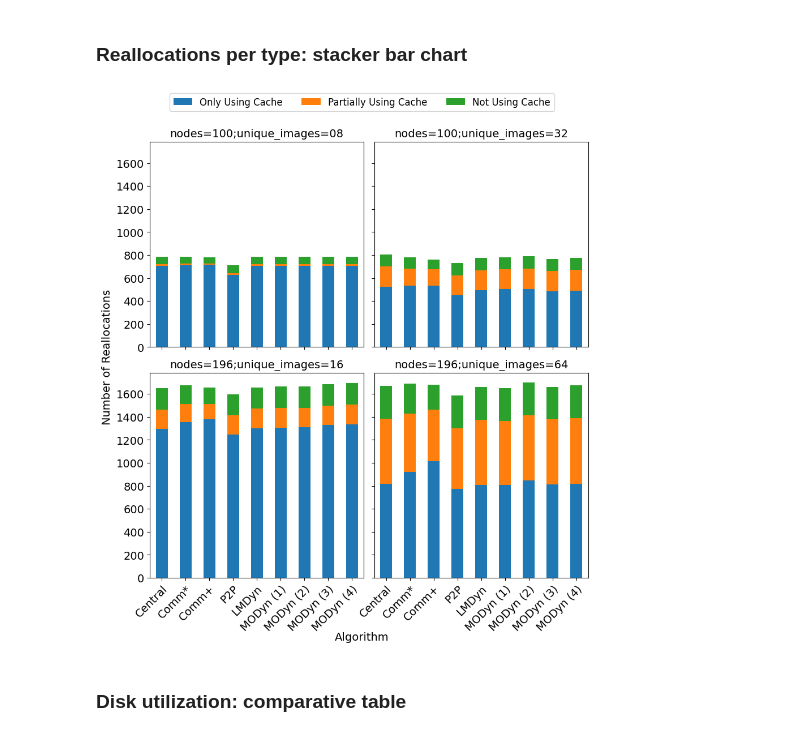
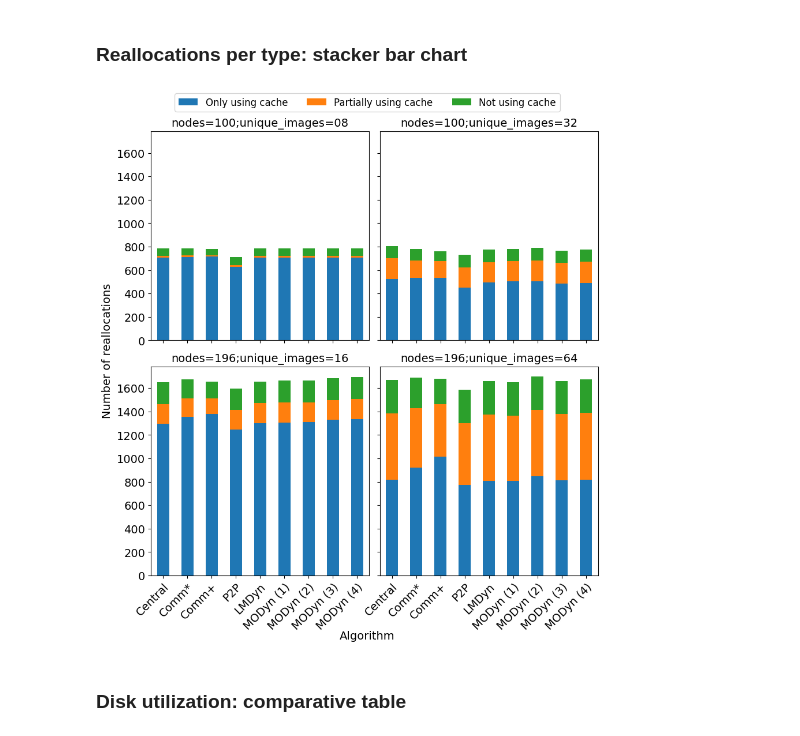
Before and after one commit to lucasroges/dynamic-registry-provisioning, a Jupyter notebook: analysis.ipynb, the cells around one changed output. Drawn from its saved outputs; the diff is of its cells as text; code cells hidden in the pictures.

```diff
--- a/analysis.ipynb
+++ b/analysis.ipynb
@@ -559,7 +560,7 @@ latency_table_latex_string = latency_table.to_latex(
     "\\begin{table}\n\centering"
 ).replace(
     "\\toprule",
-    "\\toprule\nNodes & \multicolumn{2}{c}{100} & \multicolumn{2}{c}{196} \\\\\n\midrule\nUnique Images & 08 & 32 & 16 & 64 \\\\"
+    "\\toprule\nNodes & \multicolumn{2}{c}{100} & \multicolumn{2}{c}{196} \\\\\n\midrule\nUnique images & 08 & 32 & 16 & 64 \\\\"
 )
 
 with open(f"{base_dir}/table_latency.tex", "w") as f:
@@ -589,7 +590,7 @@ provisioned_registries_table_latex_string = provisioned_registries_table.to_late
     "\\begin{table}\n\centering"
 ).replace(
     "\\toprule",
-    "\\toprule\nNodes & \multicolumn{2}{c}{100} & \multicolumn{2}{c}{196} \\\\\n\midrule\nUnique Images & 08 & 32 & 16 & 64 \\\\"
+    "\\toprule\nNodes & \multicolumn{2}{c}{100} & \multicolumn{2}{c}{196} \\\\\n\midrule\nUnique images & 08 & 32 & 16 & 64 \\\\"
 )
 
 with open(f"{base_dir}/table_provisioned_registries.tex", "w") as f:
@@ -666,7 +667,7 @@ provisioning_time_table_latex_string = provisioning_time_table.to_latex(
     "\\begin{table}\n\centering"
 ).replace(
     "\\toprule",
-    "\\toprule\nNodes & \multicolumn{2}{c}{100} & \multicolumn{2}{c}{196} \\\\\n\midrule\nUnique Images & 08 & 32 & 16 & 64 \\\\"
+    "\\toprule\nNodes & \multicolumn{2}{c}{100} & \multicolumn{2}{c}{196} \\\\\n\midrule\nUnique images & 08 & 32 & 16 & 64 \\\\"
 )
 
 with open(f"{base_dir}/table_provisioning_time.tex", "w") as f:
@@ -676,28 +677,27 @@ with open(f"{base_dir}/table_provisioning_time.tex", "w") as f:
 # %%
 plt.rcParams.update({'font.size': 14, 'axes.titlesize': 14, 'legend.fontsize': 12})
 fig, ax = plt.subplots(2, 2, figsize=(10, 10), sharex=True, sharey=True)
 
 for counter, (key, application_data) in enumerate(application_data_dfs.items()):
     reallocations_df = application_data[["Algorithm", "Only Using Cache", "Partially Using Cache", "Not Using Cache"]]
     reallocations_df.plot.bar(x="Algorithm", stacked=True, ax=ax[counter // 2][counter % 2], legend=False)
     customize_chart(
         ax[counter // 2][counter % 2],
         title=key,
     )
     ax[counter // 2][counter % 2].set_xlabel("")
     ax[counter // 2][counter % 2].set_xticklabels(logs_labels, rotation=45, ha="right", rotation_mode="anchor")
 
-handles, labels = plt.gca().get_legend_handles_labels()
-fig.legend(handles, labels, loc='center', ncols=3, bbox_to_anchor=(0.5, 0.95))
-fig.text(0.04, 0.5, "Number of Reallocations", va='center', rotation='vertical')
+handles, _ = plt.gca().get_legend_handles_labels()
+labels = ["Only using cache", "Partially using cache", "Not using cache"]
+fig.legend(handles, labels, loc='center', ncols=3, bbox_to_anchor=(0.5, 0.93))
+fig.text(0.04, 0.5, "Number of reallocations", va='center', rotation='vertical')
 fig.text(0.5, 0, "Algorithm", ha='center')
 
 plt.subplots_adjust(wspace=0.05, hspace=0.125)
 plt.savefig(f"{base_dir}/reallocations-per-type.pdf", bbox_inches='tight')
-
-# TODO: add labels to the bars (%)
 # %% [output]
-[figure, old version]
+[figure, new version]
 # %% [markdown]
 ### Disk utilization: comparative table
 # %%
```
Also changed, not shown: parts of 11 cells of this notebook.
